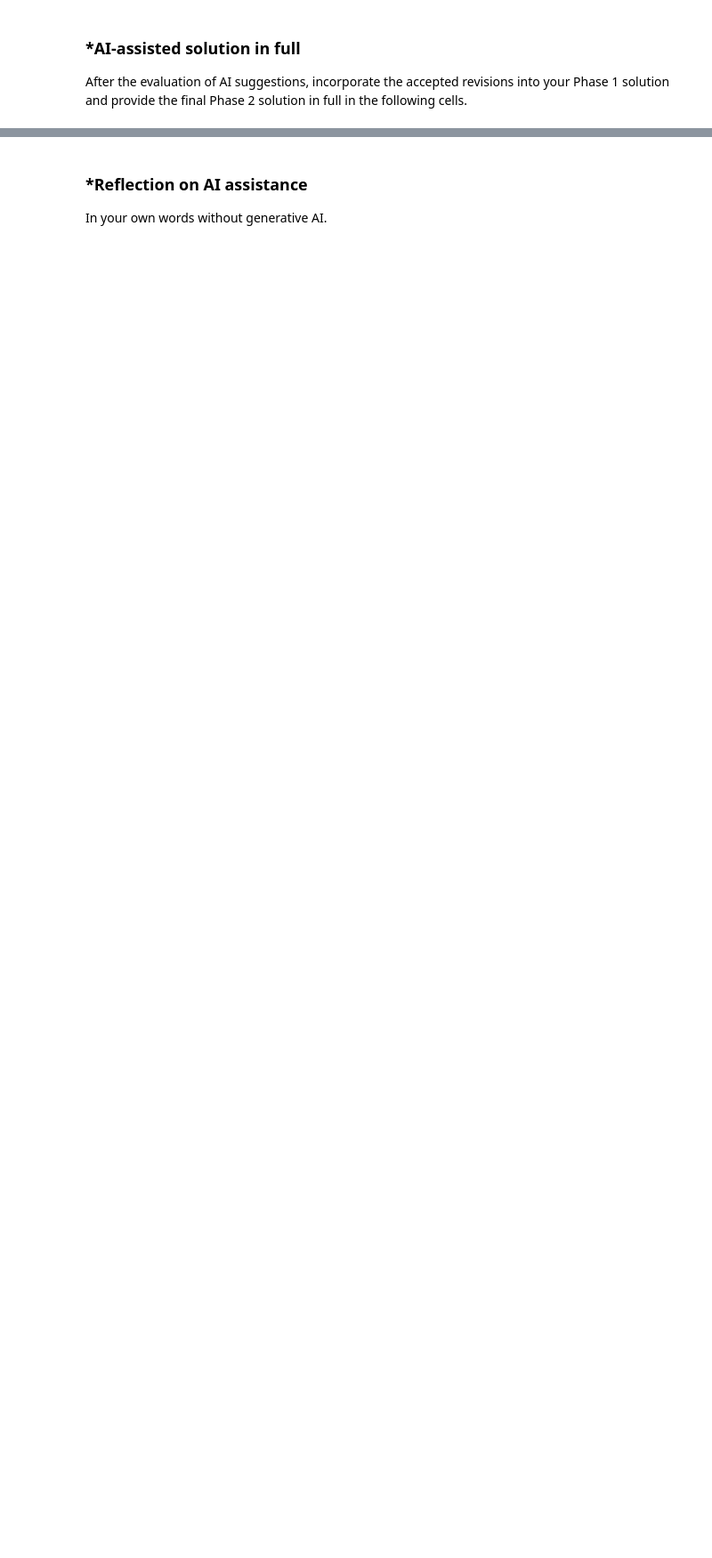
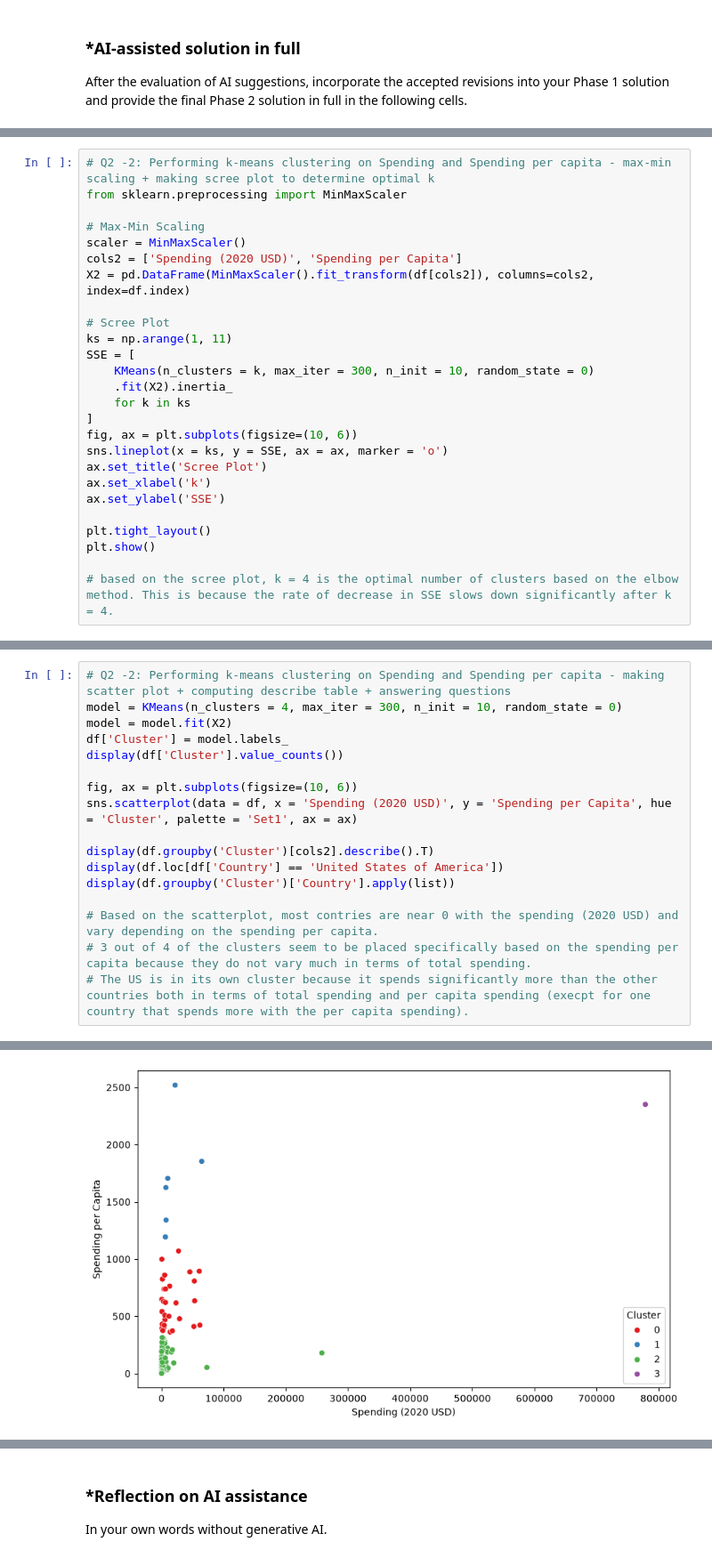
Before and after one commit to 9-uh/A04-clustering, a Jupyter notebook: notebook.ipynb, the cells around one changed output, grey strips where cells are left out. Shown at 89% size. Drawn from its saved outputs; the diff is of its cells as text; blank space fills up the shorter version.

```diff
--- a/notebook.ipynb
+++ b/notebook.ipynb
@@ -402,0 +642,26 @@ After the evaluation of AI suggestions, incorporate the accepted revisions into
+# %%
+# Q2 -2: Performing k-means clustering on Spending and Spending per capita - max-min scaling + making scree plot to determine optimal k
+from sklearn.preprocessing import MinMaxScaler
+
+# Max-Min Scaling
+scaler = MinMaxScaler()
+cols2 = ['Spending (2020 USD)', 'Spending per Capita']
+X2 = pd.DataFrame(MinMaxScaler().fit_transform(df[cols2]), columns=cols2, index=df.index)
+
+# Scree Plot
+ks = np.arange(1, 11)
+SSE = [
+    KMeans(n_clusters = k, max_iter = 300, n_init = 10, random_state = 0)
+    .fit(X2).inertia_
+    for k in ks
+]
+fig, ax = plt.subplots(figsize=(10, 6))
+sns.lineplot(x = ks, y = SSE, ax = ax, marker = 'o')
+ax.set_title('Scree Plot')
+ax.set_xlabel('k')
+ax.set_ylabel('SSE')
+
+plt.tight_layout()
+plt.show()
+
+# based on the scree plot, k = 4 is the optimal number of clusters based on the elbow method. This is because the rate of decrease in SSE slows down significantly after k = 4.
@@ -402,0 +670,18 @@ After the evaluation of AI suggestions, incorporate the accepted revisions into
+# %%
+# Q2 -2: Performing k-means clustering on Spending and Spending per capita - making scatter plot + computing describe table + answering questions
+model = KMeans(n_clusters = 4, max_iter = 300, n_init = 10, random_state = 0)
+model = model.fit(X2)
+df['Cluster'] = model.labels_
+display(df['Cluster'].value_counts())
+
+fig, ax = plt.subplots(figsize=(10, 6))
+sns.scatterplot(data = df, x = 'Spending (2020 USD)', y = 'Spending per Capita', hue = 'Cluster', palette = 'Set1', ax = ax)
+
+display(df.groupby('Cluster')[cols2].describe().T)
+display(df.loc[df['Country'] == 'United States of America'])
+display(df.groupby('Cluster')['Country'].apply(list))
+
+# Based on the scatterplot, most contries are near 0 with the spending (2020 USD) and vary depending on the spending per capita.
+# 3 out of 4 of the clusters seem to be placed specifically based on the spending per capita because they do not vary much in terms of total spending.
+# The US is in its own cluster because it spends significantly more than the other countries both in terms of total spending and per capita spending (execpt for one country that spends more with the per capita spending).
+# %% [output]
@@ -402,0 +719 @@ After the evaluation of AI suggestions, incorporate the accepted revisions into
+[figure, added]
```
Also changed, not shown: parts of 15 cells of this notebook.
